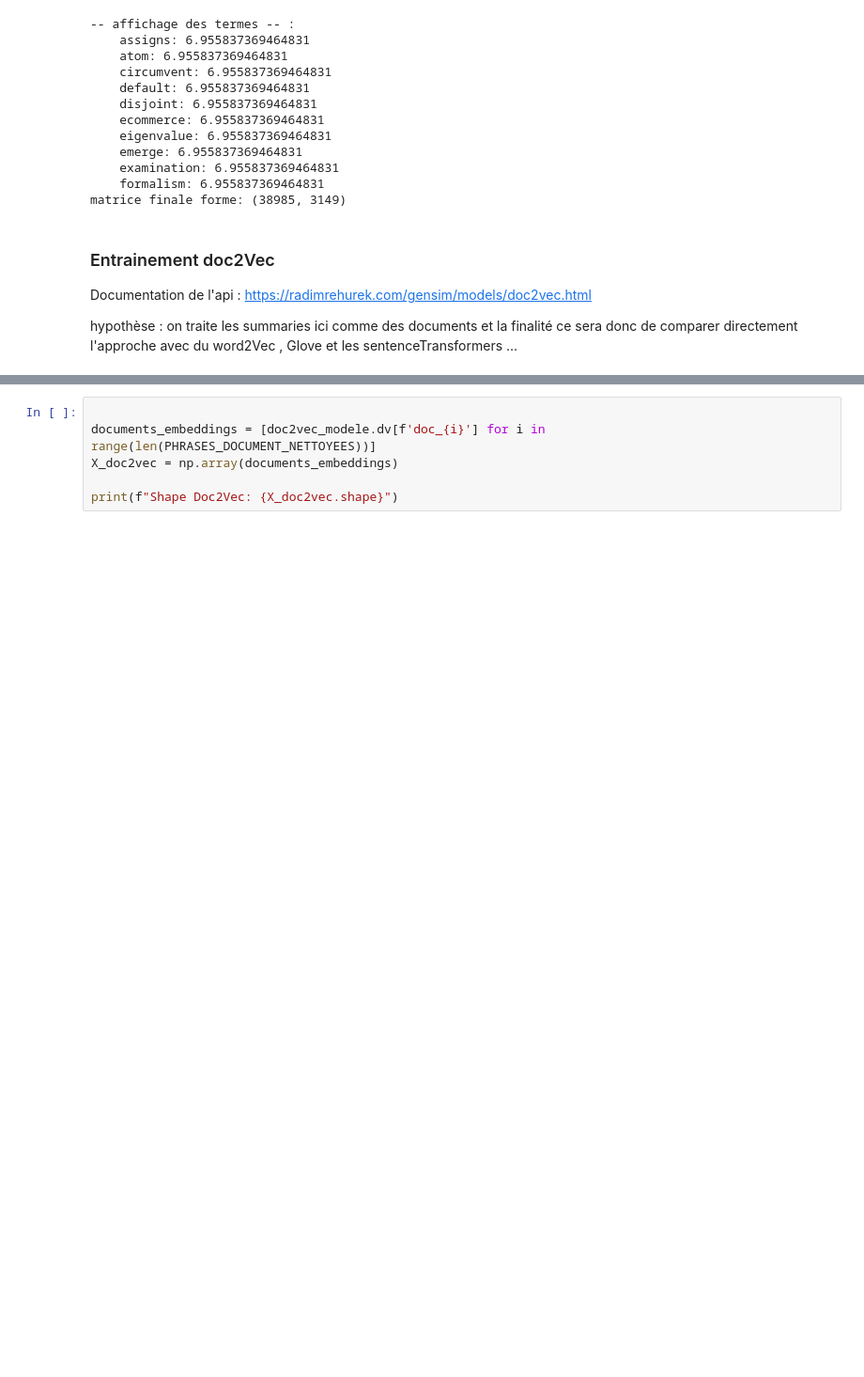
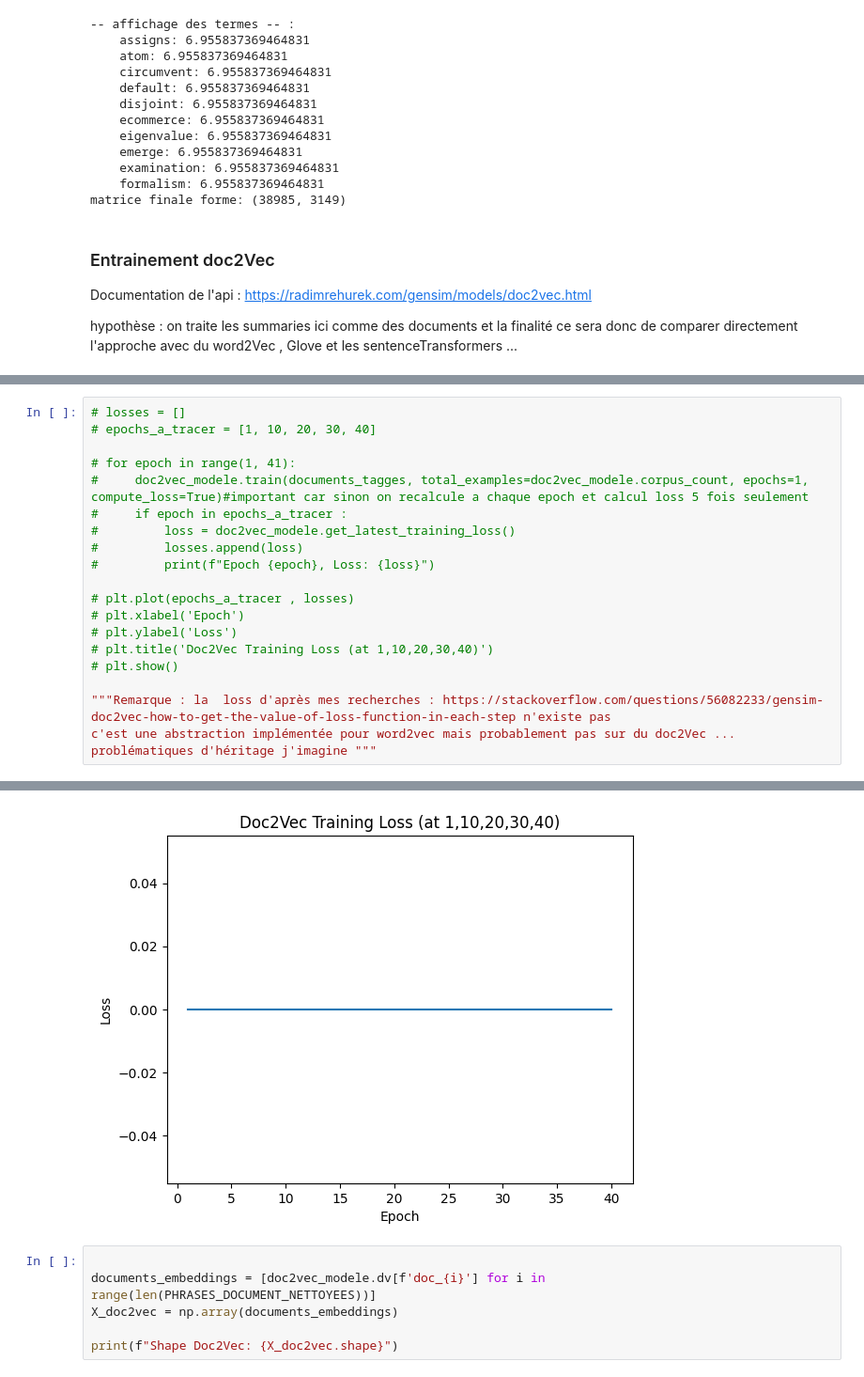
Before and after one commit to RayanMokhtar/text_processing_articles_recherche, a Jupyter notebook: text_processing_arxiv.ipynb, the cells around one changed output, grey strips where cells are left out. Shown at 94% size. Saved outputs shown, nothing was run; the diff lists cells and outputs as text; blank space fills up the shorter version.

```diff
--- a/text_processing_arxiv.ipynb
+++ b/text_processing_arxiv.ipynb
@@ -471,0 +468,20 @@ vocabulaire : 20044 mots
+# %%
+# losses = []
+# epochs_a_tracer = [1, 10, 20, 30, 40]
+
+# for epoch in range(1, 41):
+#     doc2vec_modele.train(documents_tagges, total_examples=doc2vec_modele.corpus_count, epochs=1, compute_loss=True)#important car sinon on recalcule a chaque epoch et calcul loss 5 fois seulement
+#     if epoch in epochs_a_tracer :
+#         loss = doc2vec_modele.get_latest_training_loss()
+#         losses.append(loss)
+#         print(f"Epoch {epoch}, Loss: {loss}")
+
+# plt.plot(epochs_a_tracer , losses)
+# plt.xlabel('Epoch')
+# plt.ylabel('Loss')
+# plt.title('Doc2Vec Training Loss (at 1,10,20,30,40)')
+# plt.show()
+
+"""Remarque : la  loss d'après mes recherches : https://stackoverflow.com/questions/56082233/gensim-doc2vec-how-to-get-the-value-of-loss-function-in-each-step n'existe pas
+c'est une abstraction implémentée pour word2vec mais probablement pas sur du doc2Vec ... problématiques d'héritage j'imagine """
+# %% [output]
@@ -472,3 +569,4 @@ vocabulaire : 20044 mots
+[figure, added]
 # %%
 
 documents_embeddings = [doc2vec_modele.dv[f'doc_{i}'] for i in range(len(PHRASES_DOCUMENT_NETTOYEES))]
```
Also changed, not shown: parts of 13 cells of this notebook.
